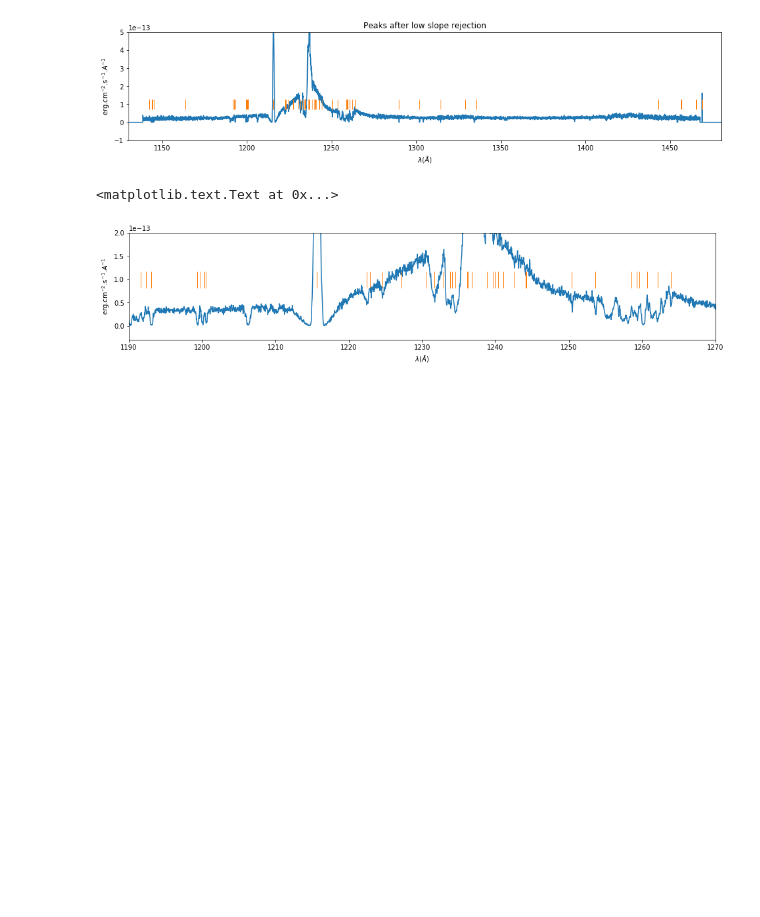
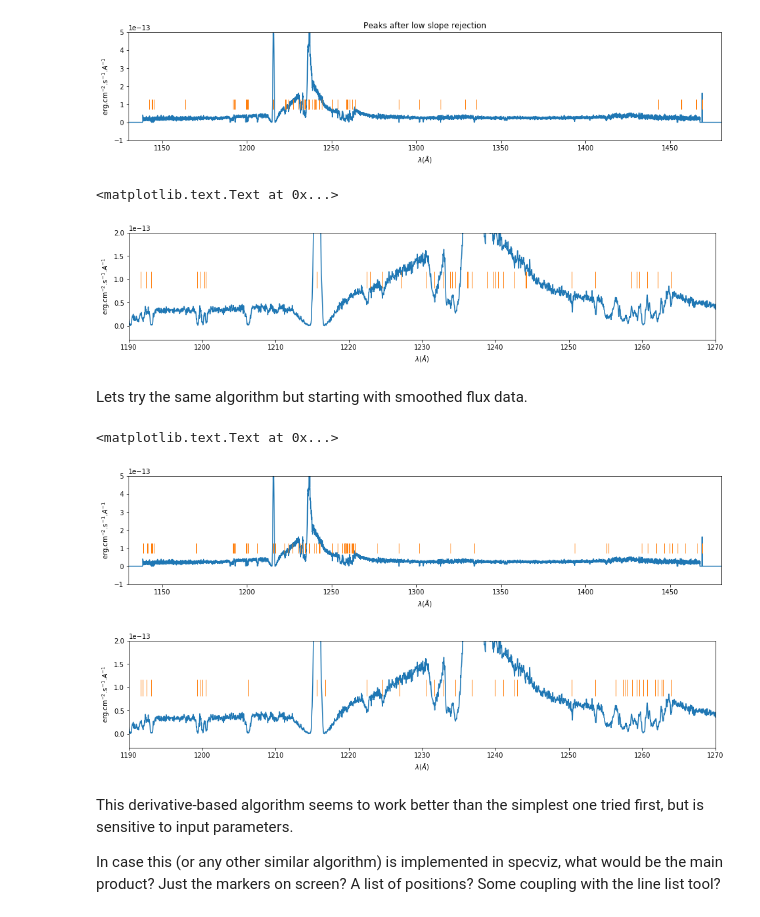
Before and after one commit to ibusko/experiments_specviz, a Jupyter notebook: experiment_feature_detection.ipynb, the cells around one changed output. Saved outputs shown, nothing was run; the diff lists cells and outputs as text; code cells hidden in the pictures; blank space fills up the shorter version.

Commit message:
Algorithm seems to work

```diff
--- a/experiment_feature_detection.ipynb
+++ b/experiment_feature_detection.ipynb
@@ -189,3 +189,48 @@ plt.ylabel(y_label)
 # %% [output]
 <matplotlib.text.Text at 0x...>
 [figure]
+# %% [markdown]
+Lets try the same algorithm but starting with smoothed flux data.
+# %%
+DATA_SMOOTH_STDDEV = 3
+DERIVATIVE_SMOOTH_STDDEV = 3
+SLOPE_THRESHOLD = 0.1
+
+gauss = Gaussian1DKernel(stddev=DATA_SMOOTH_STDDEV)
+convolved_flux = convolve(flux, gauss)
+deriv = np.gradient(convolved_flux)
+gauss = Gaussian1DKernel(stddev=DERIVATIVE_SMOOTH_STDDEV)
+smooth_deriv = convolve(deriv, gauss)
+signs = smooth_deriv[:-1] * smooth_deriv[1:]
+crossings = np.where(signs <= 0)
+non_crossings = np.where(signs > 0)
+peak_values = smooth_deriv.copy()
+peak_values[non_crossings] = 0.
+max_slope = np.max(smooth_deriv[crossings])
+reject = np.where(np.abs(peak_values) < max_slope * SLOPE_THRESHOLD)
+peak_values[reject] = 0.
+
+markers = np.full(peak_values.shape, -100.)
+markers[np.where(np.abs(peak_values) > 0.)] = 1.e-13
+
+plt.figure(figsize=SIZE)
+plt.plot(wave, flux)
+plt.plot(wave, markers, '|', markersize=15)
+plt.axis([xmin, xmax, -1.e-13, 5.e-13])
+plt.xlabel(x_label)
+plt.ylabel(y_label)
+
+plt.figure(figsize=SIZE)
+plt.plot(wave, flux)
+plt.plot(wave, markers, '|', markersize=25)
+plt.axis([1190., 1270., -0.3e-13, 2.e-13])
+plt.xlabel(x_label)
+plt.ylabel(y_label)
+# %% [output]
+<matplotlib.text.Text at 0x...>
+[figure, added]
+[figure, added]
+# %% [markdown]
+This derivative-based algorithm seems to work better than the simplest one tried first, but is sensitive to input parameters.
+
+In case this (or any other similar algorithm) is implemented in specviz, what would be the main product? Just the markers on screen? A list of positions? Some coupling with the line list tool?
```
Also changed, not shown: parts of 1 cell of this notebook.
